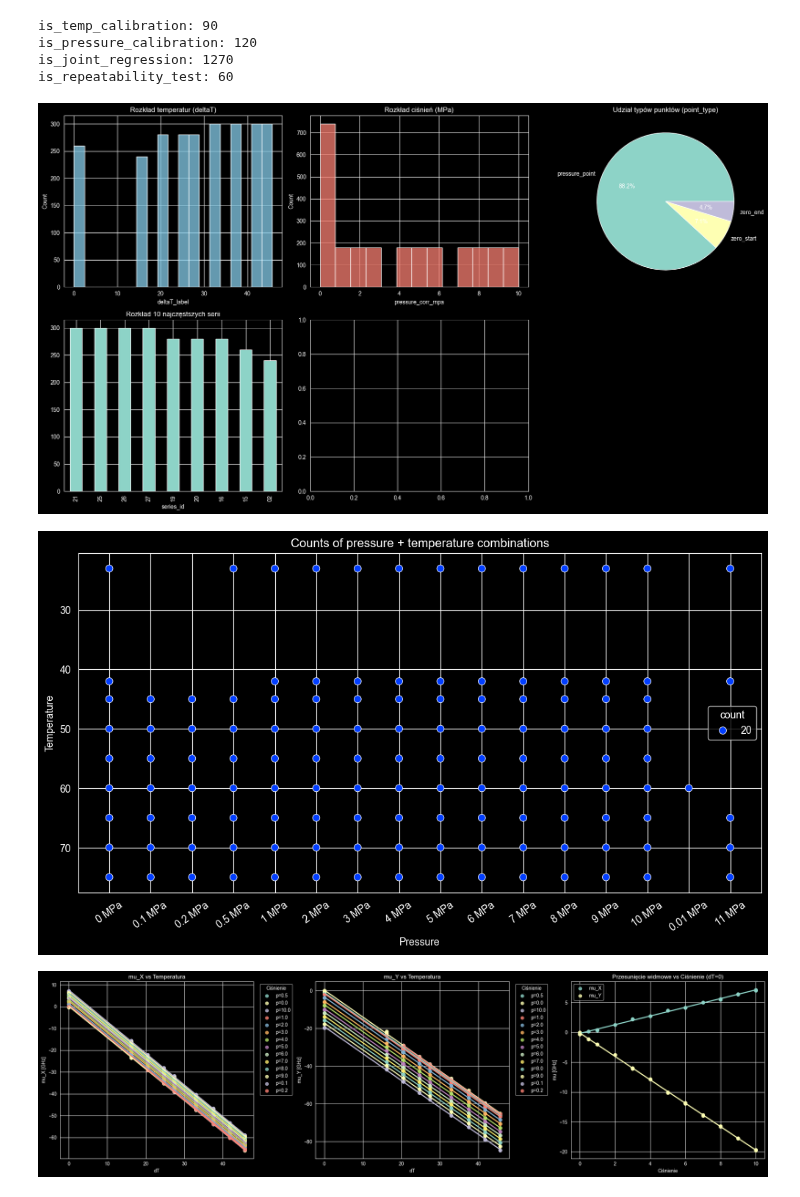
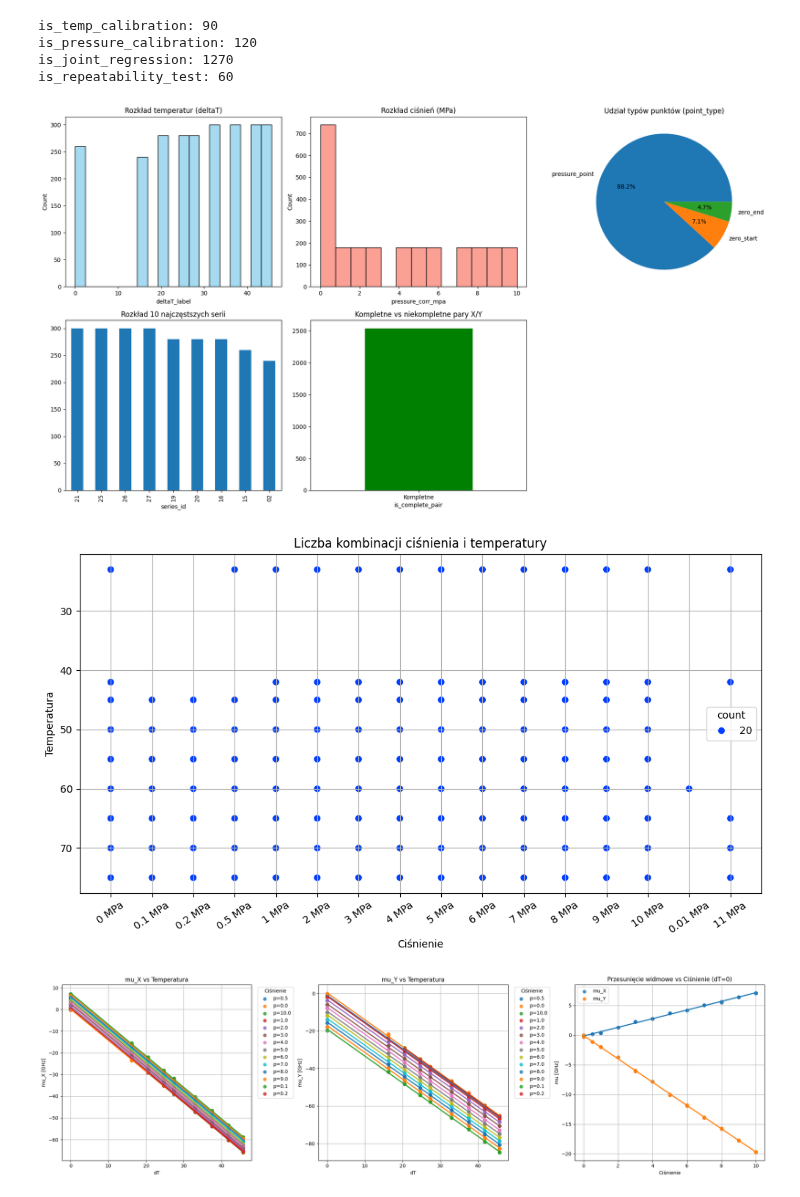
Before and after one commit to szybec31/OFDR-ML-TempPressure, a Jupyter notebook: 01_preprocessing.ipynb, the cells around one changed output. Cells and saved outputs as stored; diff of their text form; code cells hidden in the pictures.

```diff
--- a/01_preprocessing.ipynb
+++ b/01_preprocessing.ipynb
@@ -122,6 +122,9 @@ is_repeatability_test: 60
 
 import pandas as pd
 import matplotlib.pyplot as plt
+plt.style.use('default')  # reset stylu
+plt.rcParams['figure.facecolor'] = 'white'
+plt.rcParams['axes.facecolor'] = 'white'
 import seaborn as sns
 import numpy as np
 
@@ -139,11 +142,19 @@ axes[0, 2].set_title('Udział typów punktów (point_type)')
 df_meta['series_id'].value_counts().head(10).plot(kind='bar', ax=axes[1, 0])
 axes[1, 0].set_title('Rozkład 10 najczęstszych serii')
 
+counts = df_meta['is_complete_pair'].value_counts()
+counts.plot(kind='bar', ax=axes[1, 1], color=['green', 'red'])
+axes[1, 1].set_title('Kompletne vs niekompletne pary X/Y')
+labels = [('Kompletne' if x == True else 'Niekompletne') for x in counts.index]
+axes[1, 1].set_xticks(range(len(labels)))
+axes[1, 1].set_xticklabels(labels, rotation=0)
+
 fig.delaxes(axes[1, 2])
 plt.tight_layout()
+plt.savefig("Output_files/14_1.png")
 plt.show()
 # %% [output]
-[figure, old version]
+[figure, new version]
 # %%
 df_meta["pressure_num"] = (
     df_meta["pressure_raw_label"]
@@ -176,38 +187,38 @@ df_meta["temp_plot"] = pd.Categorical(
     ordered=True
 )
 
 # Count combinations
 counts = (
     df_meta.groupby(["pressure_plot", "temp_plot"])
     .size()
     .reset_index(name="count")
 )
 
 # Plot
 plt.figure(figsize=(12, 6))
 
 sns.scatterplot(
     data=counts,
     x="pressure_plot",
     y="temp_plot",
     size="count",
     hue="count",
     palette="bright",
     sizes=(50, 1000),
     legend=True
 )
 
 plt.xticks(rotation=35)
 
-plt.xlabel("Pressure")
-plt.ylabel("Temperature")
-plt.title("Counts of pressure + temperature combinations")
+plt.xlabel("Ciśnienie")
+plt.ylabel("Temperatura")
+plt.title("Liczba kombinacji ciśnienia i temperatury")
 
 plt.grid(True)
-
+plt.savefig("Output_files/kombinacja_pomiarów.png")
 plt.show()
 # %% [output]
-[figure, old version]
+[figure, new version]
 # %%
 # Zad. 14.2
 
@@ -234,6 +245,7 @@ for e in df_plot['pressure'].unique():
 axes[0].set_title('mu_X vs Temperatura')
 axes[0].set_xlabel('dT')
 axes[0].set_ylabel('mu_X [GHz]')
+axes[0].grid()
 axes[0].legend(title='Ciśnienie', bbox_to_anchor=(1.02, 1),loc='upper left')
 
 
@@ -255,6 +267,7 @@ for e in df_plot['pressure'].unique():
 axes[1].set_title('mu_Y vs Temperatura')
 axes[1].set_xlabel('dT')
 axes[1].set_ylabel('mu_Y [GHz]')
+axes[1].grid()
 axes[1].legend(title='Ciśnienie', bbox_to_anchor=(1.02, 1),loc='upper left')
 
 
@@ -284,12 +297,14 @@ sns.regplot(
 axes[2].set_title('Przesunięcie widmowe vs Ciśnienie (dT=0)')
 axes[2].set_xlabel('Ciśnienie')
 axes[2].set_ylabel('mu [GHz]')
+axes[2].grid()
 axes[2].legend()
 
 plt.tight_layout()
+plt.savefig("Output_files/14_2.png")
 plt.show()
 # %% [output]
-[figure, old version]
+[figure, new version]
 # %%
 # Zad. 14.3
 
```
Also changed, not shown: parts of 2 cells of this notebook, 5 other files.
